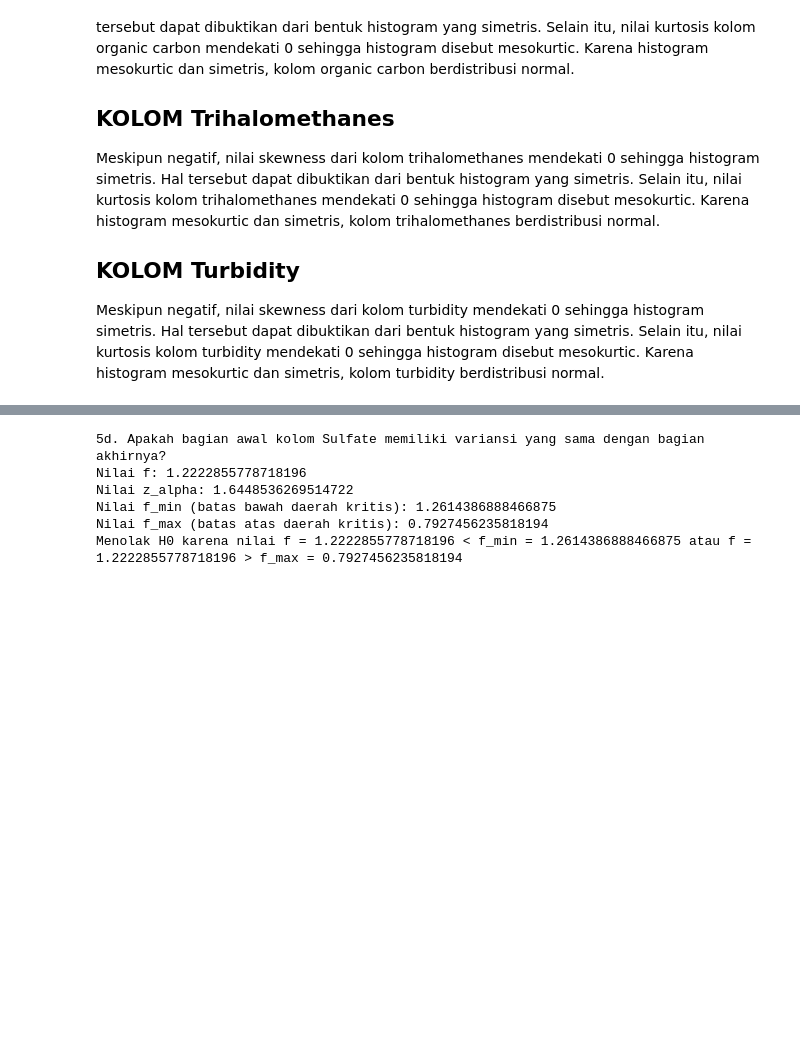
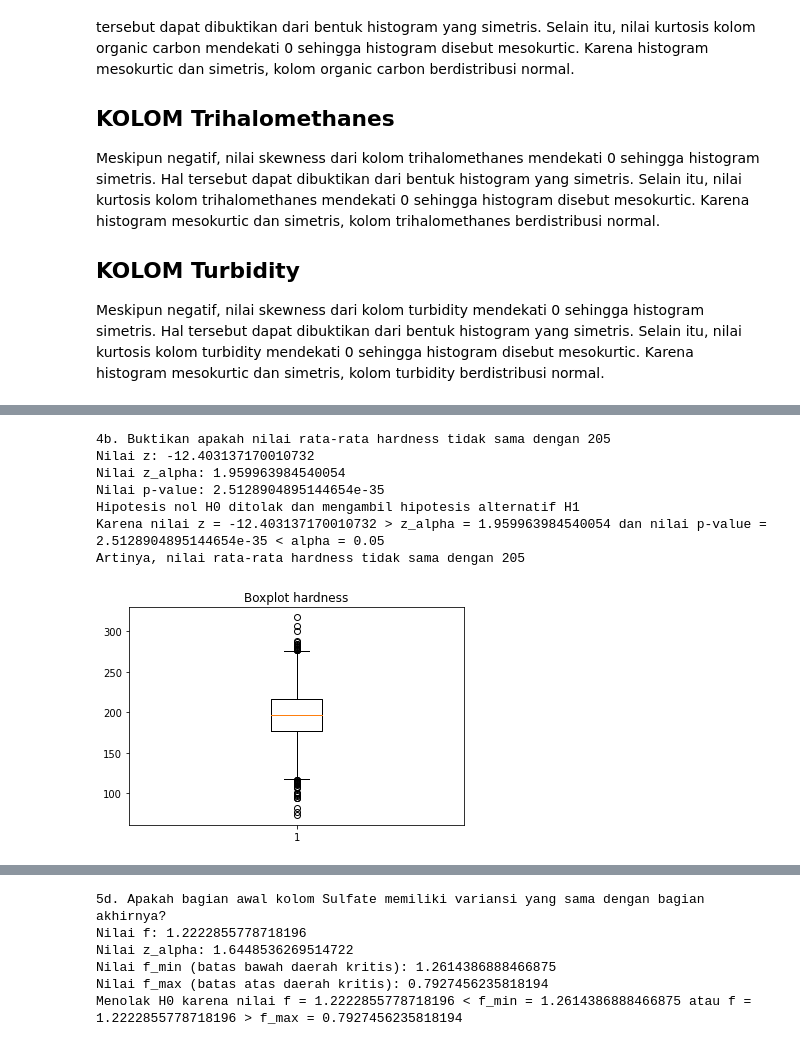
Before and after one commit to LordGedelicious/Tugas-Besar-Probstat-, a Jupyter notebook: main.ipynb, the cells around one changed output, grey strips where cells are left out. Saved outputs shown, nothing was run; the diff lists cells and outputs as text; code cells hidden in the pictures; blank space fills up the shorter version.

```diff
--- a/main.ipynb
+++ b/main.ipynb
@@ -231 +271,67 @@ plt.show()
+# %%
+# 4b. Buktikan apakah nilai rata-rata "hardness" tidak sama dengan 205
+print("4b. Buktikan apakah nilai rata-rata hardness tidak sama dengan 205")
+
+# Langkah 1 : Tentukan hipotesis nol H0
+# Untuk kasus ini, karena kita membandingkan nilai rata-rata hardness dengan 205, maka hipotesis nol adalah μ = μ0 dengan μ0 = 205
+
+# Langkah 2 : Tentukan hipotesis alternatif H1
+# Untuk kasus ini, kita menggunakan hipotesis alternatif H1 μ ≠ μ0 atau μ ≠ 205
+
+# Langkah 3 : Tentukan tingkat signifikan α
+# Untuk kasus ini, kita menggunakan tingkat signifikan α = 0.05
+alpha = 0.05
+
+# Langkah 4 : Tentukan uji statistik yang sesuai dan tentukan daerah kritis
+if (len(data) - 1 > 30):
+    print("Karena derajat kebebasan lebih dari 30, maka kita menggunakan distribusi normal")
+else:
+    print("Karena derajat kebebasan kurang dari 30, maka kita menggunakan distribusi t")
+# Bila ingin menolak H0 kasus ini, maka daerah kritis yang harus dipenuhi adalah z < -z_(alpha/2) atau z > z_(alpha/2)
+# Pengujian ini tergolong tes hipotesis dua arah karena terdapat dua parameter sebagai daerah kritis
+# Nilai z sendiri dapat dihitung menggunakan: z = (x_bar - μ0) / (sigma / sqrt(n))
+
+# Langkah 5 : Hitung nilai uji statistik dari data sample dan hitung p-value
+z_score = (data['hardness'].mean() - 205) / (data['hardness'].std() / math.sqrt(len(data['hardness'])))
+# scipy.norm.ppf(val) adalah fungsi yang digunakan untuk mencari dan mengembalikan titik sumbu x di kurva distribusi normal, dinamakan aX
+# sehingga luas di bawah kurva dari -inf sampai aX adalah val
+z_alpha_score = st.norm.ppf(1 - alpha / 2)
+# scipy.norm.cdf(val) adalah fungsi yang digunakan untuk mencari luas kurva distribusi normal dalam range -inf sampai val. Atau P(Z <= z) = val
+# scipy.norm.sf(val) = 1 - scipy.norm.cdf(-val), namun fungsi scipy.norm.sf menurut dokumentasi scipy lebih akurat dari 1 - scipy.norm.cdf()
+if z_score > 0:
+    p_value = 2 * st.norm.sf(z_score)
+else:
+    p_value = 2 * st.norm.cdf(z_score)
+
+print("Nilai z: {z}".format(z=z_score))
+print("Nilai z_alpha: {z_alpha}".format(z_alpha=z_alpha_score))
+print("Nilai p-value: {p_value}".format(p_value=p_value))
+
+# Langkah 6 : Pengambilan keputusan
+if z_score > z_alpha_score or z_score < -1 * z_alpha_score:
+    if p_value > alpha:
+        print("Hipotesis nol H0 gagal ditolak")
+        print("Karena meskipun nilai z = {z} > z_alpha = {z_alpha}, nilai p-value = {p_value} > alpha = {alpha}".format(z=z_score, z_alpha=z_alpha_score, p_value=p_value, alpha=alpha))
+    else:
+        print("Hipotesis nol H0 ditolak dan mengambil hipotesis alternatif H1")
+        print("Karena nilai z = {z} > z_alpha = {z_alpha} dan nilai p-value = {p_value} < alpha = {alpha}".format(z=z_score, z_alpha=z_alpha_score, p_value=p_value, alpha=alpha))
+        print("Artinya, nilai rata-rata hardness tidak sama dengan 205")
+else:
+    print("Hipotesis nol H0 diterima karena nilai z = {z} <= z_alpha = {z_alpha}".format(z=z_score, z_alpha=z_alpha_score))
+    print("Artinya, nilai rata-rata hardness sama dengan 205")
+
+# Penampilan Boxplot
+plt.boxplot(data['hardness'])
+plt.title("Boxplot hardness")
+plt.show()
+# Dapat dilihat dari boxplot bahwa rata-rata (garis tengah pada kotak) hardness sedikit tidak sama dengan 205
+# %% [output]
+4b. Buktikan apakah nilai rata-rata hardness tidak sama dengan 205
+Nilai z: -12.403137170010732
+Nilai z_alpha: 1.959963984540054
+Nilai p-value: 2.5128904895144654e-35
+Hipotesis nol H0 ditolak dan mengambil hipotesis alternatif H1
+Karena nilai z = -12.403137170010732 > z_alpha = 1.959963984540054 dan nilai p-value = 2.5128904895144654e-35 < alpha = 0.05
+Artinya, nilai rata-rata hardness tidak sama dengan 205
+[figure, added]
 # %%
```
Also changed, not shown: parts of 9 cells of this notebook.
